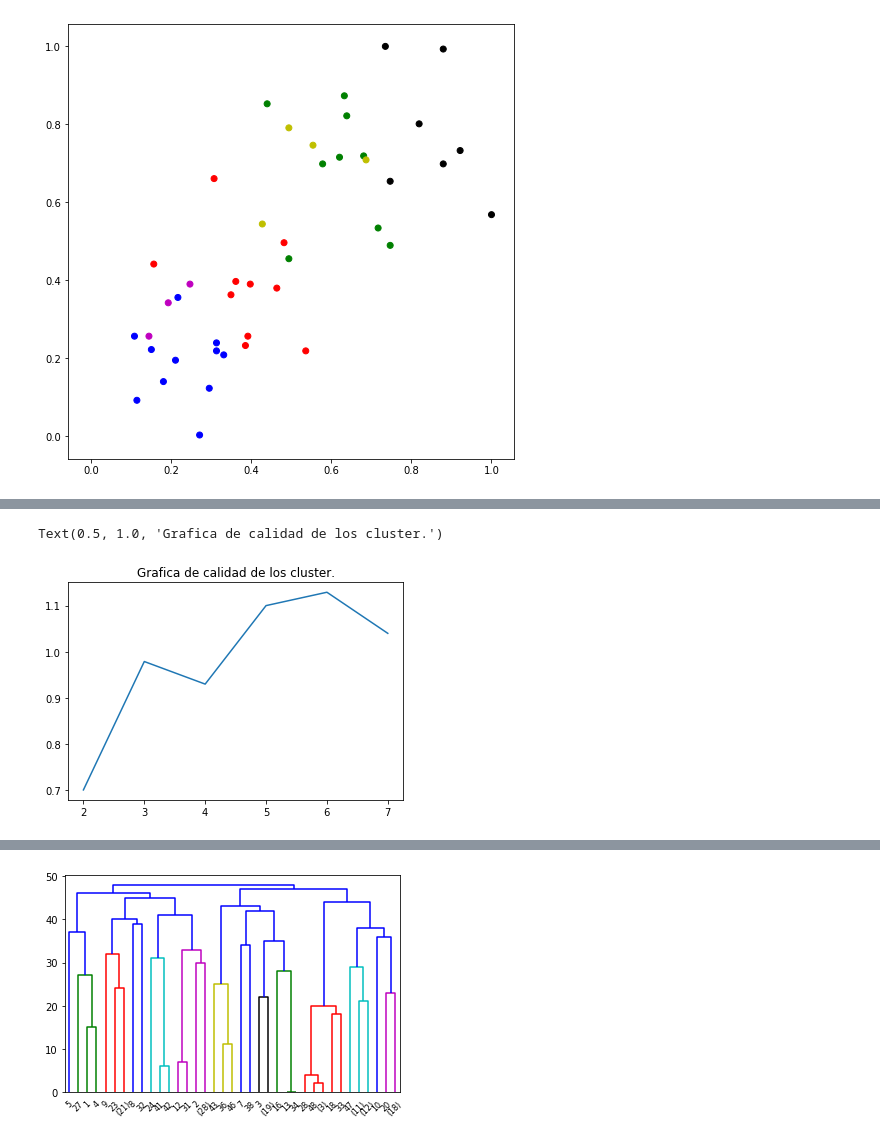
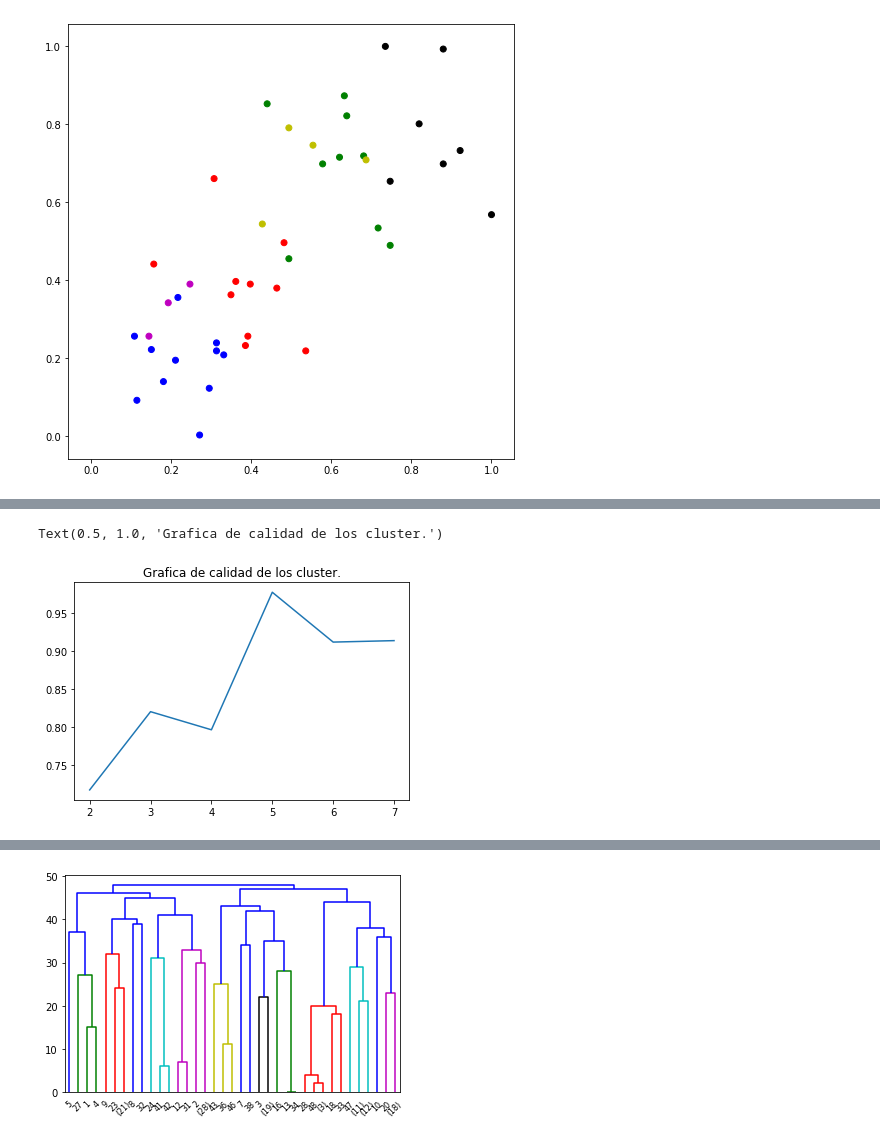
Before and after one commit to Al3xFreeman/IA2, a Jupyter notebook: P1-1-[IA2].ipynb, the cells around one changed output, grey strips where cells are left out. Cells and saved outputs as stored; diff of their text form; code cells hidden in the pictures.

```diff
--- a/P1-1-[IA2].ipynb
+++ b/P1-1-[IA2].ipynb
@@ -260,12 +332,13 @@ def plot_clusters(X, labels=None, centers=None):
 # %%
+# Min-Max
 K_MAX = 8
 davies_boulding = np.zeros(K_MAX-2)
 for k in range(2, K_MAX):
     km = KMeans(init='random', n_clusters=k, random_state=333)
-    km.fit(cluster_data)
-    plot_clusters(cluster_data.values, km.labels_, km.cluster_centers_)
+    km.fit(cluster_minMax_data)
+    plot_clusters(cluster_minMax_data.values, km.labels_, km.cluster_centers_)
 
-    davies_boulding[k-2] = davies_bouldin_score(cluster_data, km.labels_)
+    davies_boulding[k-2] = davies_bouldin_score(cluster_minMax_data, km.labels_)
 # %% [output]
 [figure]
 [figure]
@@ -273,3 +346,12 @@ for k in range(2, K_MAX):
 [figure]
 [figure]
 [figure]
+# %%
+# Estandar
+davies_boulding_s = np.zeros(K_MAX-2)
+for k in range(2, K_MAX):
+    kmS = KMeans(init='random', n_clusters=k, random_state=333)
+    kmS.fit(cluster_estandar_data)
+    plot_clusters(cluster_estandar_data.values, kmS.labels_, kmS.cluster_centers_)
+
+    davies_boulding_s[k-2] = davies_bouldin_score(cluster_estandar_data, kmS.labels_)
@@ -282,12 +385,13 @@ Text(0.5, 1.0, 'Grafica de calidad de los cluster.')
 # %%
+# Min-Max
 K_MAX = 8
-davies_boulding = np.zeros(K_MAX-2)
+davies_boulding_m = np.zeros(K_MAX-2)
 for k in range(2, K_MAX):
     ag = AgglomerativeClustering(n_clusters=k, linkage='ward', affinity='euclidean')
-    ag.fit(cluster_data)
-    plot_clusters(cluster_data.values, ag.labels_)
+    ag.fit(cluster_minMax_data)
+    plot_clusters(cluster_minMax_data.values, ag.labels_)
 
-    davies_boulding[k-2] = davies_bouldin_score(cluster_data, ag.labels_)
+    davies_boulding_m[k-2] = davies_bouldin_score(cluster_minMax_data, ag.labels_)
 # %% [output]
 [figure]
 [figure]
@@ -295,3 +399,13 @@ for k in range(2, K_MAX):
 [figure]
 [figure]
 [figure]
+# %%
+# EStandar
+K_MAX = 8
+davies_boulding_e = np.zeros(K_MAX-2)
+for k in range(2, K_MAX):
+    agS = AgglomerativeClustering(n_clusters=k, linkage='ward', affinity='euclidean')
+    agS.fit(cluster_estandar_data)
+    plot_clusters(cluster_estandar_data.values, agS.labels_)
+
+    davies_boulding_e[k-2] = davies_bouldin_score(cluster_estandar_data, agS.labels_)
@@ -298,6 +426,7 @@ for k in range(2, K_MAX):
 # %%
-plt.plot(range(2, K_MAX), davies_boulding)
+# Estandar
+plt.plot(range(2, K_MAX), davies_boulding_e)
 plt.title('Grafica de calidad de los cluster.')
 # %% [output]
 Text(0.5, 1.0, 'Grafica de calidad de los cluster.')
-[figure, old version]
+[figure, new version]
```
Also changed, not shown: parts of 36 cells of this notebook.
